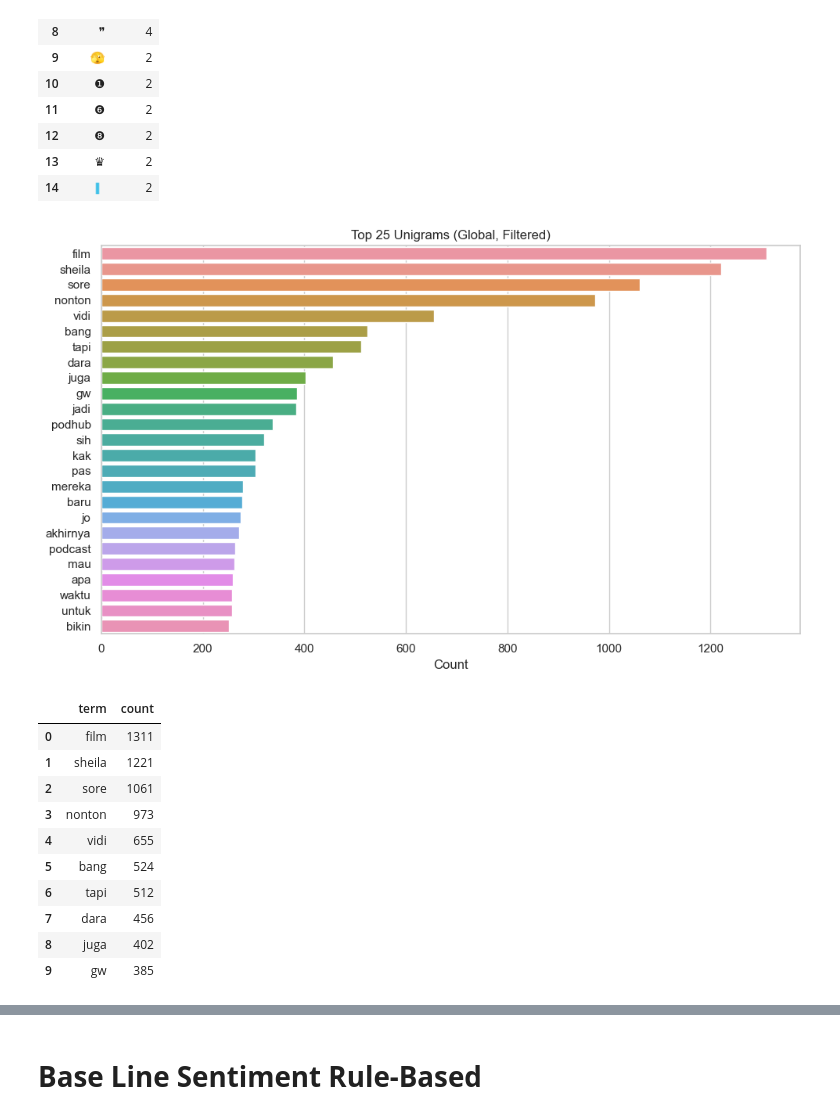
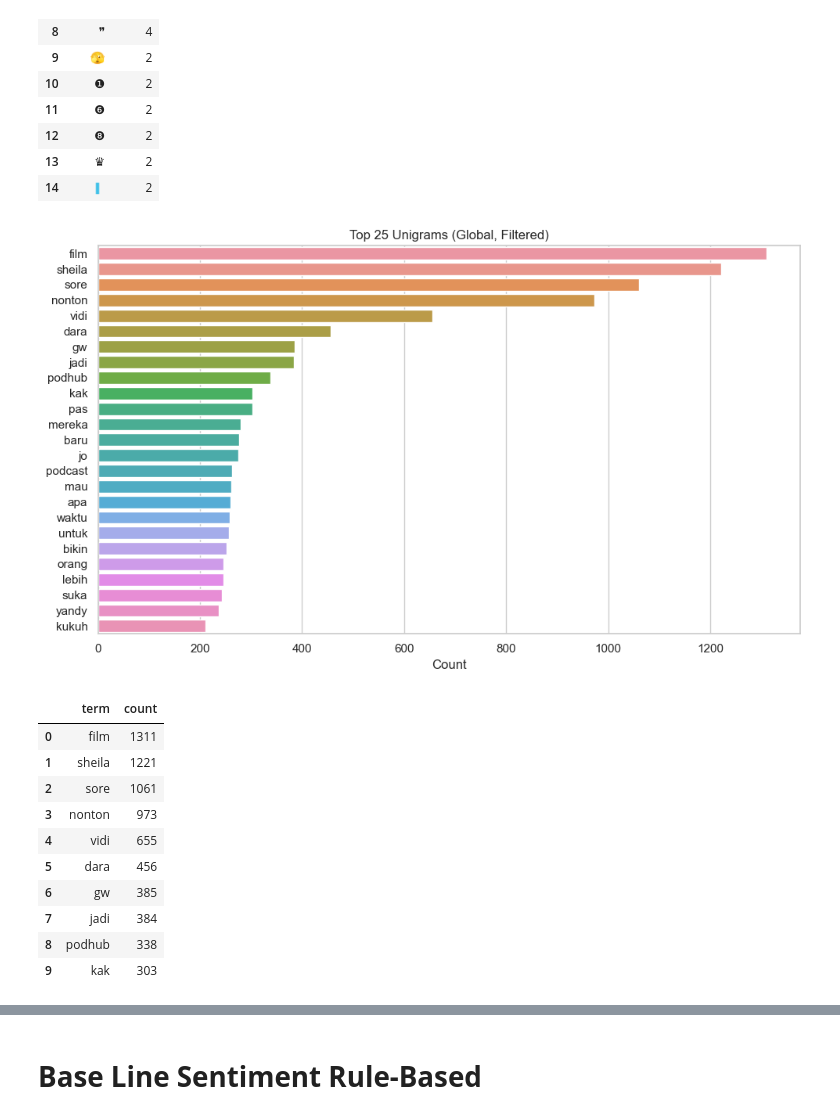
Before and after one commit to mtijan/SheilaDara-Sore, a Jupyter notebook: Sheila_Dara_Sore_YT_Sentiment.ipynb, the cells around one changed output, grey strips where cells are left out. Saved outputs shown, nothing was run; the diff lists cells and outputs as text; code cells hidden in the pictures.

```diff
--- a/Sheila_Dara_Sore_YT_Sentiment.ipynb
+++ b/Sheila_Dara_Sore_YT_Sentiment.ipynb
@@ -521,46 +521,47 @@ top_emoji_df
 # %%
 # Unigram (Most Frequent Words)
 
 from collections import Counter
 
 # Get tokens from comment_plain
 tokens_global = []
 for txt in df['comment_plain']:
     tokens_global.extend(txt.split())
 
 # Simple stopwords list (can be expanded)
 stopwords = {
     'dan','yang','di','ke','dengan','atau','ini','itu','ya','kok','aja','si','karena','buat',
     'banget','bgt','udah','lagi','the','to','of','a','in','itu','nya','ga','gak','nggak','yg',
-    'saya','aku','ada','dari','bisa','sama','dia'
+    'saya','aku','ada','dari','bisa','sama','dia', 'yang', 'bang', 'kali', 'akhirnya', 'dari',
+    'tapi', 'sih', 'kalo', 'juga'
 }
 
 tokens_filtered = [t for t in tokens_global if t and t not in stopwords and len(t) > 1]
 count_uni = Counter(tokens_filtered).most_common(25)
 unigram_df = pd.DataFrame(count_uni, columns=['term', 'count'])
 
 plt.figure(figsize=(10,6))
 sns.barplot(data=unigram_df, y='term', x='count')
 plt.title('Top 25 Unigrams (Global, Filtered)')
 plt.xlabel('Count')
 plt.ylabel('')
 plt.tight_layout()
 plt.show()
 
 unigram_df.head(10)
 # %% [output]
-[figure, old version]
+[figure, new version]
 |  | term | count |
 | 0 | film | 1311 |
 | 1 | sheila | 1221 |
 | 2 | sore | 1061 |
 | 3 | nonton | 973 |
 | 4 | vidi | 655 |
-| 5 | bang | 524 |
-| 6 | tapi | 512 |
-| 7 | dara | 456 |
-| 8 | juga | 402 |
-| 9 | gw | 385 |
+| 5 | dara | 456 |
+| 6 | gw | 385 |
+| 7 | jadi | 384 |
+| 8 | podhub | 338 |
+| 9 | kak | 303 |
 # %%
 # Unigrams in Sheila-Mentioning Comments
 
```
Also changed, not shown: parts of 41 cells of this notebook, 1 other file.
